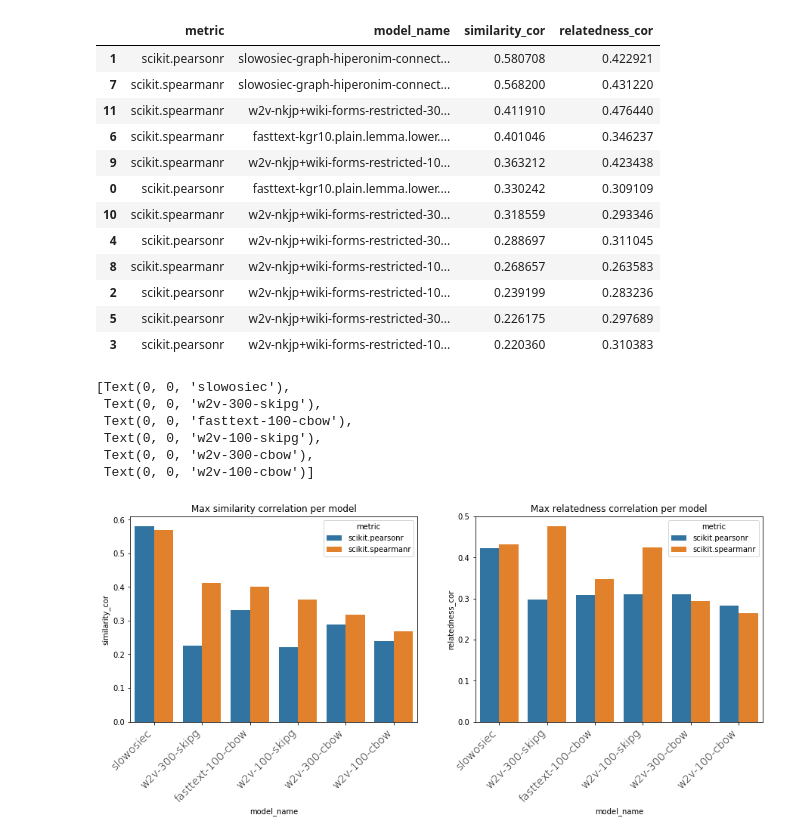
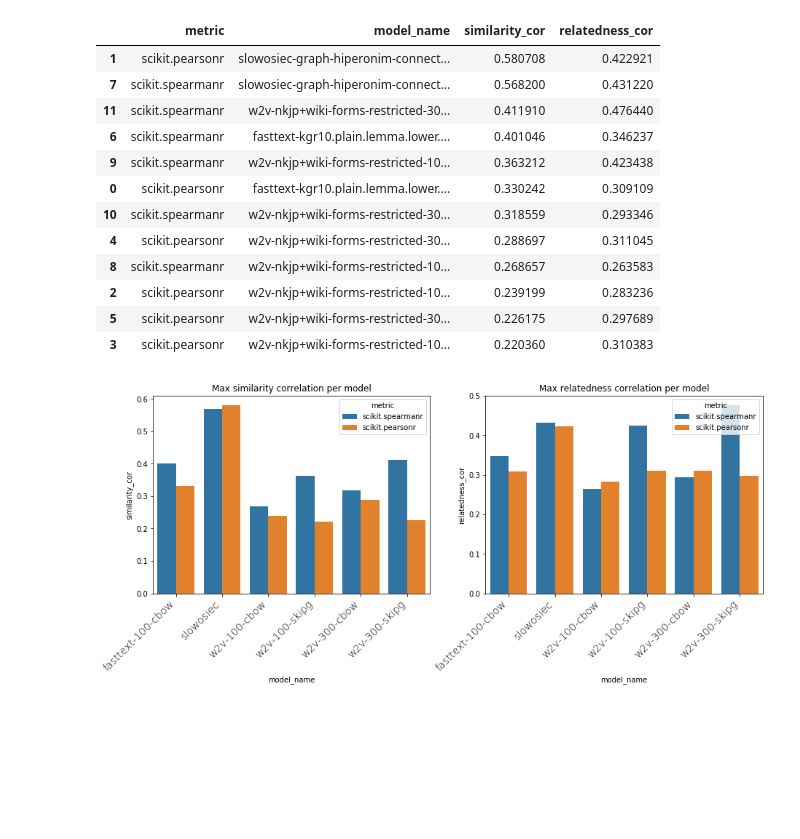
Before and after one commit to lukaszsus/nlp-semantic-relatedness, a Jupyter notebook: notebooks/measure_similarity_relatedness.ipynb, the cells around one changed output. Cells and saved outputs as stored; diff of their text form; code cells hidden in the pictures; blank space fills up the shorter version.

```diff
--- a/notebooks/measure_similarity_relatedness.ipynb
+++ b/notebooks/measure_similarity_relatedness.ipynb
@@ -170,40 +170,37 @@ df_combined
 | 5 | scikit.pearsonr | w2v-nkjp+wiki-forms-restricted-30... | 0.226175 | 0.297689 |
 | 3 | scikit.pearsonr | w2v-nkjp+wiki-forms-restricted-10... | 0.220360 | 0.310383 |
 # %%
-fig, axes = plt.subplots(1, 2, figsize=(15, 5))
+def compare_all_models(df_combined):
+    fig, axes = plt.subplots(1, 2, figsize=(15, 5))
 
-df_combined.loc[:, "model_name"] = df_combined["model_name"].map(model_names_mapper)
+    df_combined.loc[:, "model_name"] = df_combined["model_name"].map(model_names_mapper)
 
-df = df_combined[["model_name", "metric", "similarity_cor", "relatedness_cor"]]
-df = df.reset_index()
-df = df.sort_values(by="model_name")
-sns.barplot(ax=axes[0], x="model_name", y="similarity_cor", hue="metric", data=df)
-axes[0].set_title("Max similarity correlation per model")
-axes[0].set_xticklabels(
-    axes[0].get_xticklabels(),
-    rotation=45,
-    horizontalalignment='right',
-    fontweight='light',
-    fontsize='x-large'
-)
+    df = df_combined[["model_name", "metric", "similarity_cor", "relatedness_cor"]]
+    df = df.reset_index()
+    df = df.sort_values(by="model_name")
+    sns.barplot(ax=axes[0], x="model_name", y="similarity_cor", hue="metric", data=df)
+    axes[0].set_title("Max similarity correlation per model")
+    axes[0].set_xticklabels(
+        axes[0].get_xticklabels(),
+        rotation=45,
+        horizontalalignment='right',
+        fontweight='light',
+        fontsize='x-large'
+    )
 
-df = df_combined[["model_name", "metric", "similarity_cor", "relatedness_cor"]]
-df = df.reset_index()
-df.sort_values(by="model_name")
-sns.barplot(ax=axes[1], x="model_name", y="relatedness_cor", hue="metric", data=df)
-axes[1].set_title("Max relatedness correlation per model")
-axes[1].set_xticklabels(
-    axes[1].get_xticklabels(),
-    rotation=45,
-    horizontalalignment='right',
-    fontweight='light',
-    fontsize='x-large'
-)
+    df = df_combined[["model_name", "metric", "similarity_cor", "relatedness_cor"]]
+    df = df.reset_index()
+    df =df.sort_values(by="model_name")
+    sns.barplot(ax=axes[1], x="model_name", y="relatedness_cor", hue="metric", data=df)
+    axes[1].set_title("Max relatedness correlation per model")
+    axes[1].set_xticklabels(
+        axes[1].get_xticklabels(),
+        rotation=45,
+        horizontalalignment='right',
+        fontweight='light',
+        fontsize='x-large'
+    )
-# %% [output]
-[Text(0, 0, 'slowosiec'),
- Text(0, 0, 'w2v-300-skipg'),
- Text(0, 0, 'fasttext-100-cbow'),
- Text(0, 0, 'w2v-100-skipg'),
- Text(0, 0, 'w2v-300-cbow'),
- Text(0, 0, 'w2v-100-cbow')]
-[figure, removed]
+# %%
+compare_all_models(df_combined)
+# %% [output]
+[figure, added]
```
